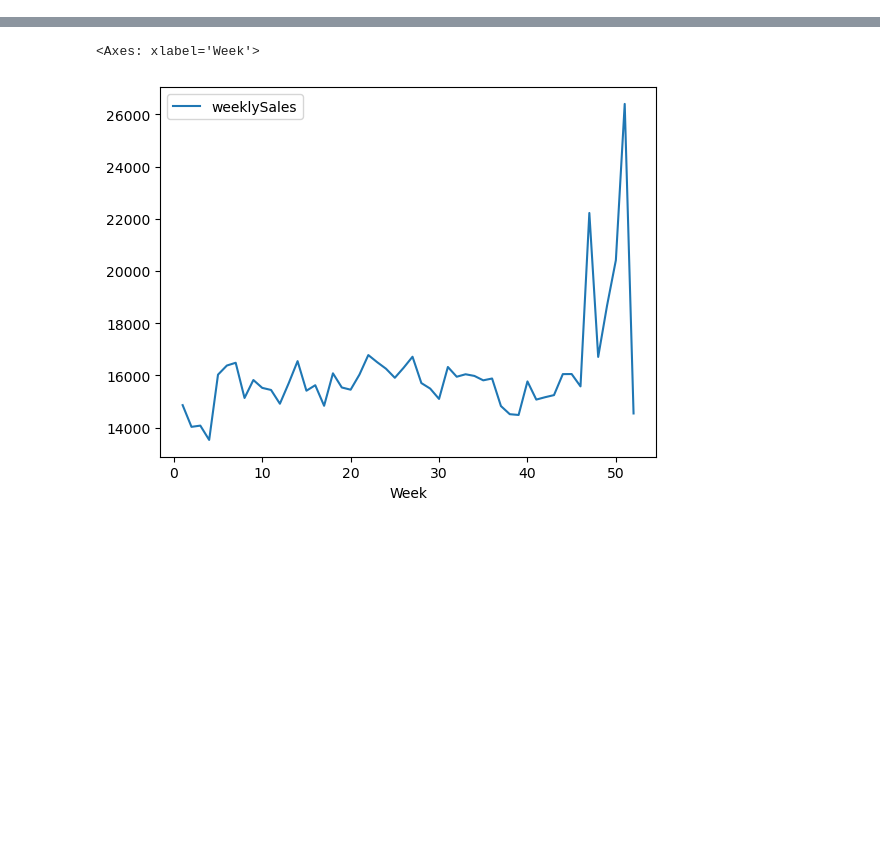
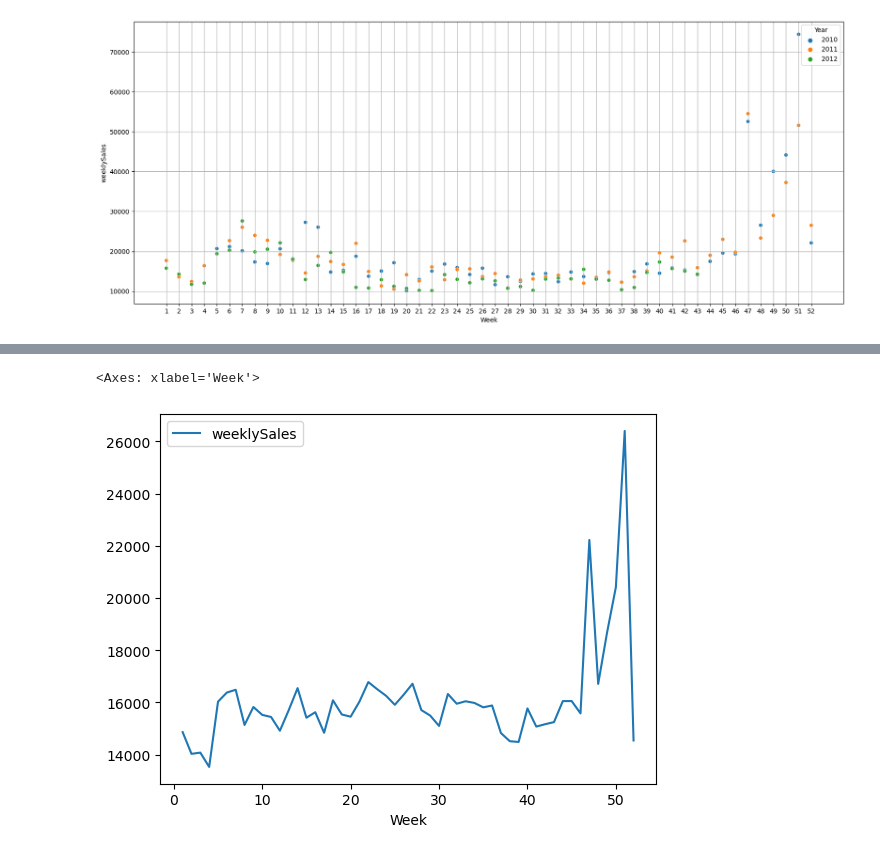
Before and after one commit to Farlein/Walmart_Sales, a Jupyter notebook: Walmart_Sale_Predication.ipynb, the cells around one changed output, grey strips where cells are left out. Cells and saved outputs as stored; diff of their text form; code cells hidden in the pictures; blank space fills up the shorter version.

```diff
--- a/Walmart_Sale_Predication.ipynb
+++ b/Walmart_Sale_Predication.ipynb
@@ -39,0 +161,18 @@ pd.DataFrame(train_dataset.dtypes, columns=['Type'])
+# %%
+# Trend by example departments
+example_Store = 40
+example_Dept = 5
+
+weekly_sales_dept = train_dataset[(train_dataset.Store==example_Store) & (train_dataset.Dept==example_Dept)]
+Year_Char = weekly_sales_dept.Year.astype(str)
+
+plt.figure(figsize=(20,8))
+sns.scatterplot(data=weekly_sales_dept, x='Week',y='weeklySales', hue=Year_Char)
+plt.grid()
+plt.xticks(np.arange(1, 53, step=1))
+plt.show()
+
+# Similar pattern from a same department in a store
+# Therefore, use last week's sale and last year's year as new features
+# %% [output]
+[figure, added]
```
Also changed, not shown: parts of 17 cells of this notebook.
